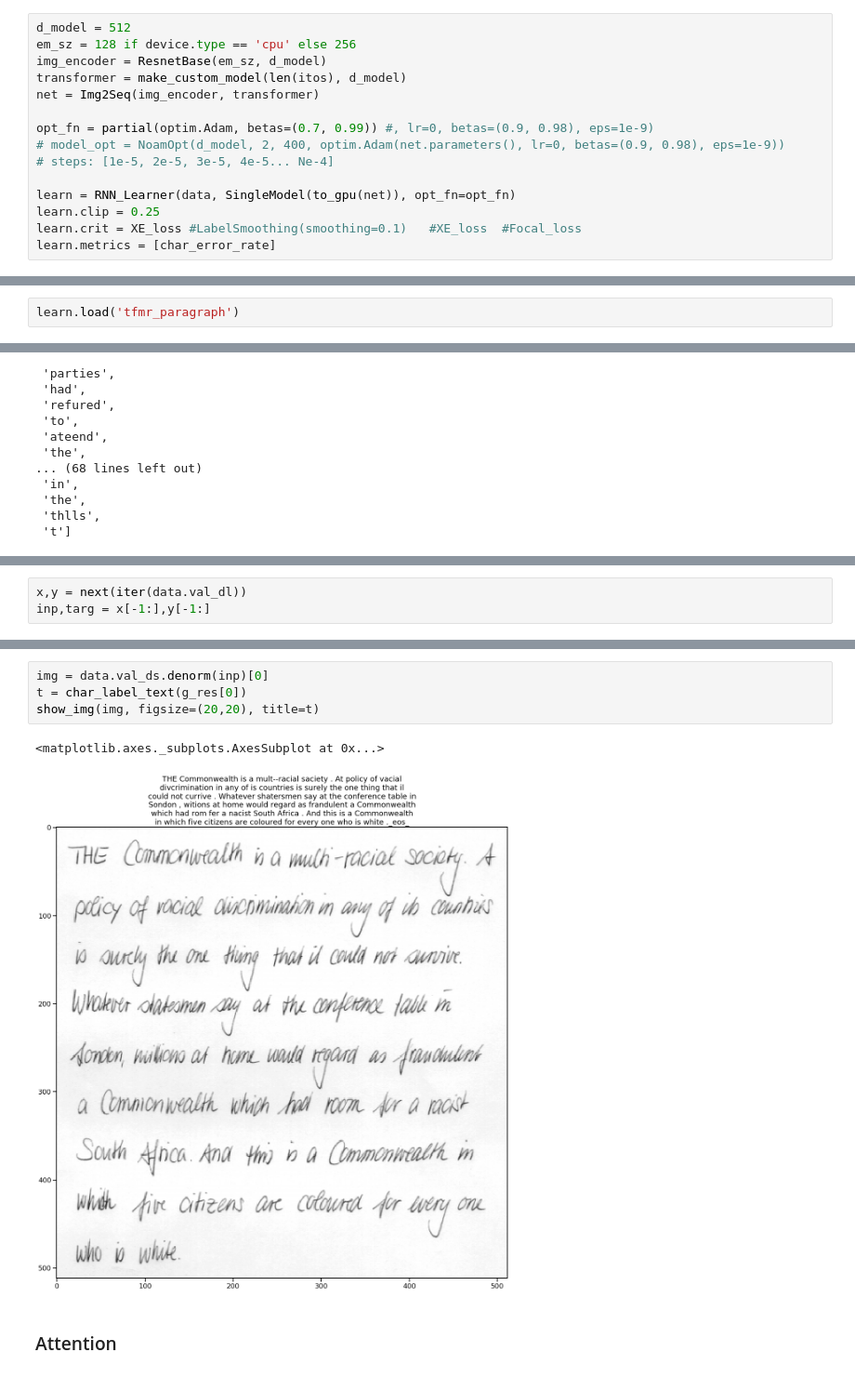
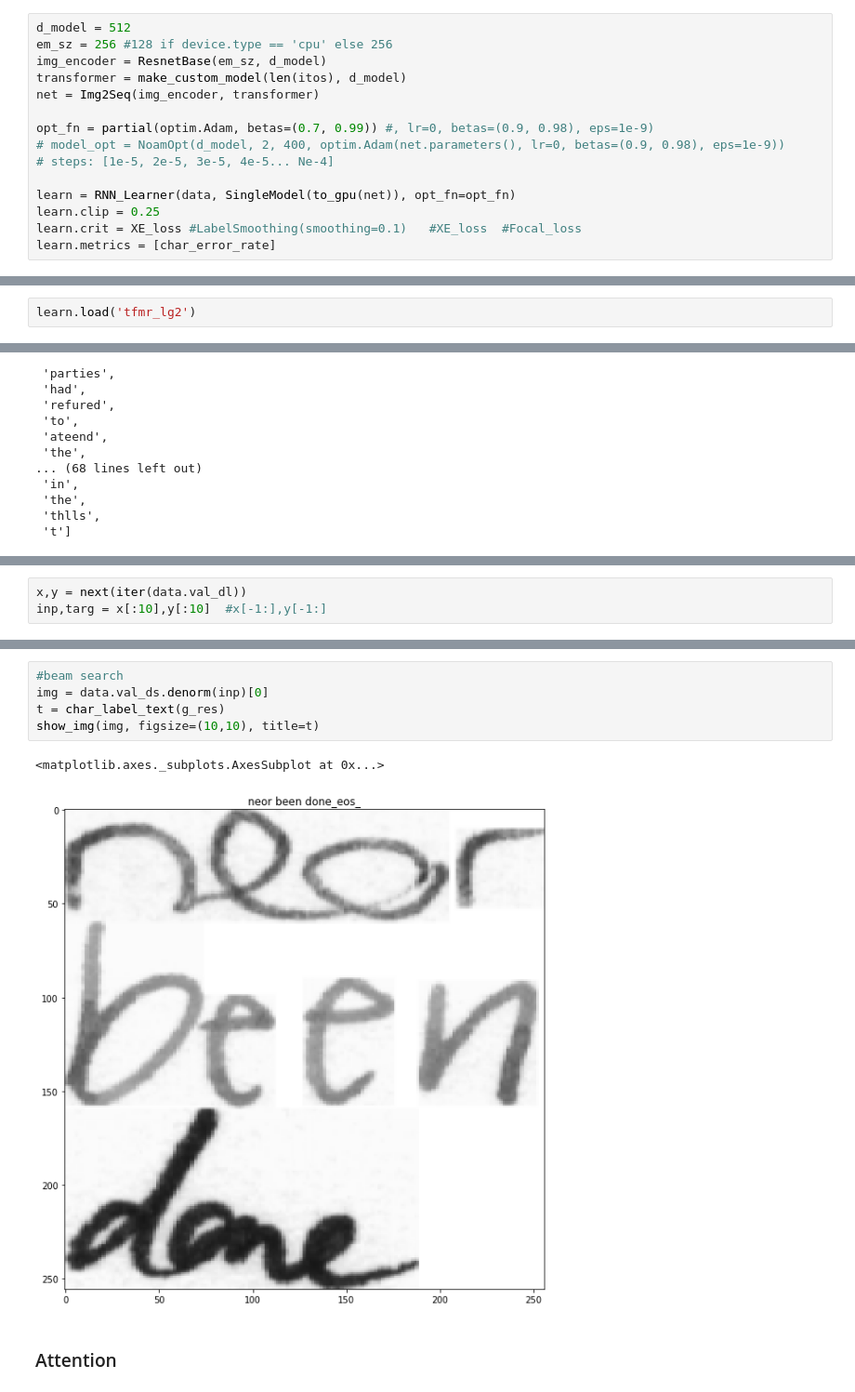
Before and after one commit to ahs8w/fastai, a Jupyter notebook: projects/OCR-Transformer.ipynb, the cells around one changed output, grey strips where cells are left out. Shown at 93% size. Cells and saved outputs as stored; diff of their text form.

```diff
--- a/projects/OCR-Transformer.ipynb
+++ b/projects/OCR-Transformer.ipynb
@@ -553,7 +554,7 @@ class Img2Seq(nn.Module):
             return out
 # %%
 d_model = 512
-em_sz = 128 if device.type == 'cpu' else 256
+em_sz = 256 #128 if device.type == 'cpu' else 256
 img_encoder = ResnetBase(em_sz, d_model)
 transformer = make_custom_model(len(itos), d_model)
 net = Img2Seq(img_encoder, transformer)
@@ -747 +766,3 @@ learn.save('tfmr_paragraph_800')
+# %%
+learn.load('tfmr_lg2')
 # %% [markdown]
@@ -769,5 +770,3 @@ def g_filter(att, k=16):
-# %%
-learn.load('tfmr_paragraph')
 # %%
 x,y = next(iter(data.val_dl))
 
@@ -913,3 +908,3 @@ array([42, 73, 74,  1, 42, 56, 73, 67, 60, 56, 59,  1, 75, 63, 70, 76, 62, 63, 7
 # %%
 x,y = next(iter(data.val_dl))
-inp,targ = x[-1:],y[-1:]
+inp,targ = x[:10],y[:10]  #x[-1:],y[-1:]
@@ -939,10 +997,11 @@ tensor(155.7384)
 # %%
+#beam search
 img = data.val_ds.denorm(inp)[0]
-t = char_label_text(g_res[0])
-show_img(img, figsize=(20,20), title=t)
+t = char_label_text(g_res)
+show_img(img, figsize=(10,10), title=t)
 # %% [output]
 <matplotlib.axes._subplots.AxesSubplot at 0x...>
-[figure, old version]
+[figure, new version]
 # %% [markdown]
 ### Attention
 # %%
```
Also changed, not shown: parts of 37 cells of this notebook, 1 other file.
